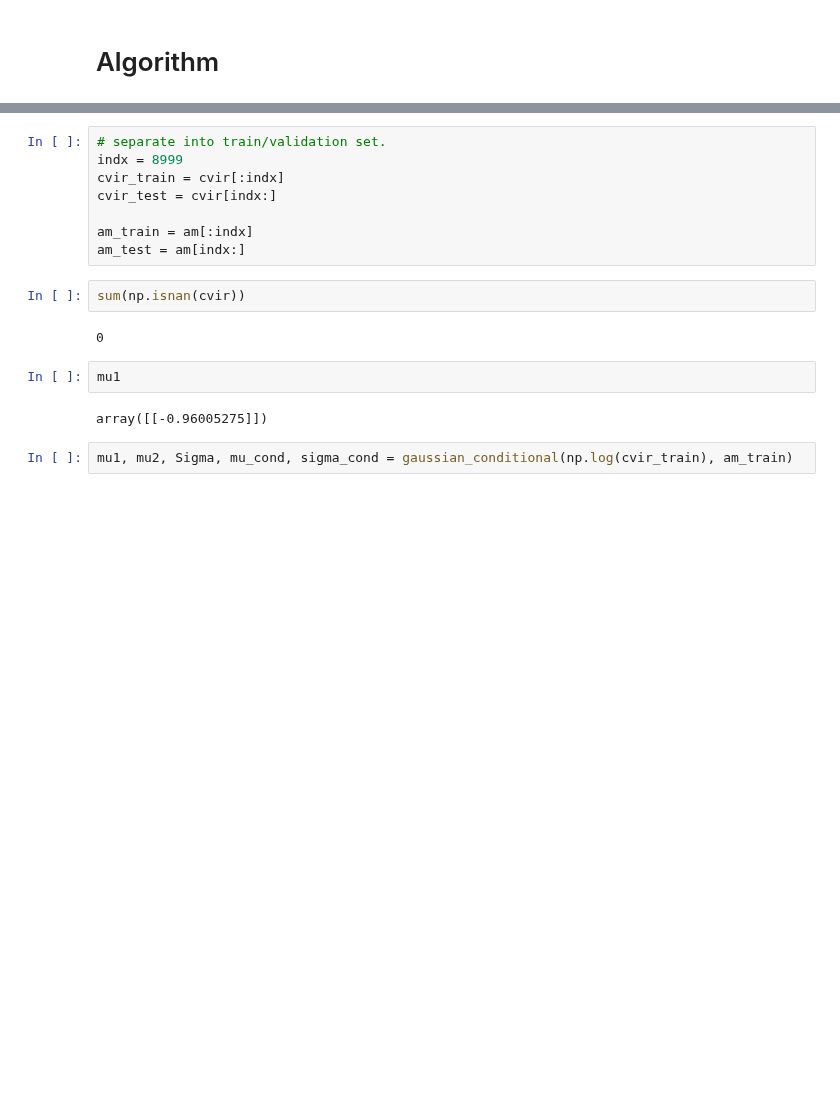
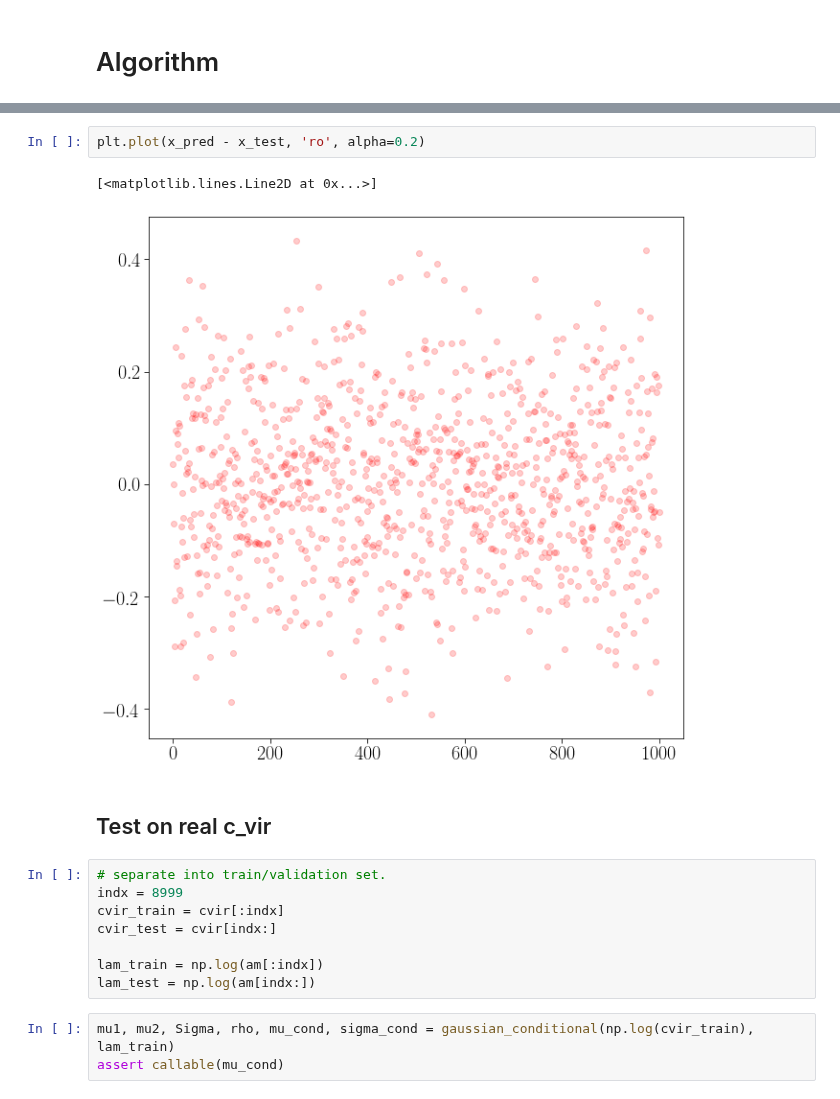
Before and after one commit to ismael-mendoza/nbody-relaxed, a Jupyter notebook: jupyter/gaussian_prediction.ipynb, the cells around one changed output, grey strips where cells are left out. Cells and saved outputs as stored; diff of their text form; blank space fills up the shorter version.

```diff
--- a/jupyter/gaussian_prediction.ipynb
+++ b/jupyter/gaussian_prediction.ipynb
@@ -297,18 +351,18 @@ def gaussian_conditional(x, am):
+# %%
+plt.plot(x_pred - x_test, 'ro', alpha=0.2)
+# %% [output]
+[<matplotlib.lines.Line2D at 0x...>]
+[figure, added]
+# %% [markdown]
+## Test on real c_vir
 # %%
 # separate into train/validation set.
 indx = 8999
 cvir_train = cvir[:indx]
 cvir_test = cvir[indx:]
 
-am_train = am[:indx]
-am_test = am[indx:]
+lam_train = np.log(am[:indx])
+lam_test = np.log(am[indx:])
-# %%
-sum(np.isnan(cvir))
-# %% [output]
-0
-# %%
-mu1
-# %% [output]
-array([[-0.96005275]])
 # %%
-mu1, mu2, Sigma, mu_cond, sigma_cond = gaussian_conditional(np.log(cvir_train), am_train)
+mu1, mu2, Sigma, rho, mu_cond, sigma_cond = gaussian_conditional(np.log(cvir_train), lam_train)
+assert callable(mu_cond)
```
Also changed, not shown: parts of 19 cells of this notebook.
